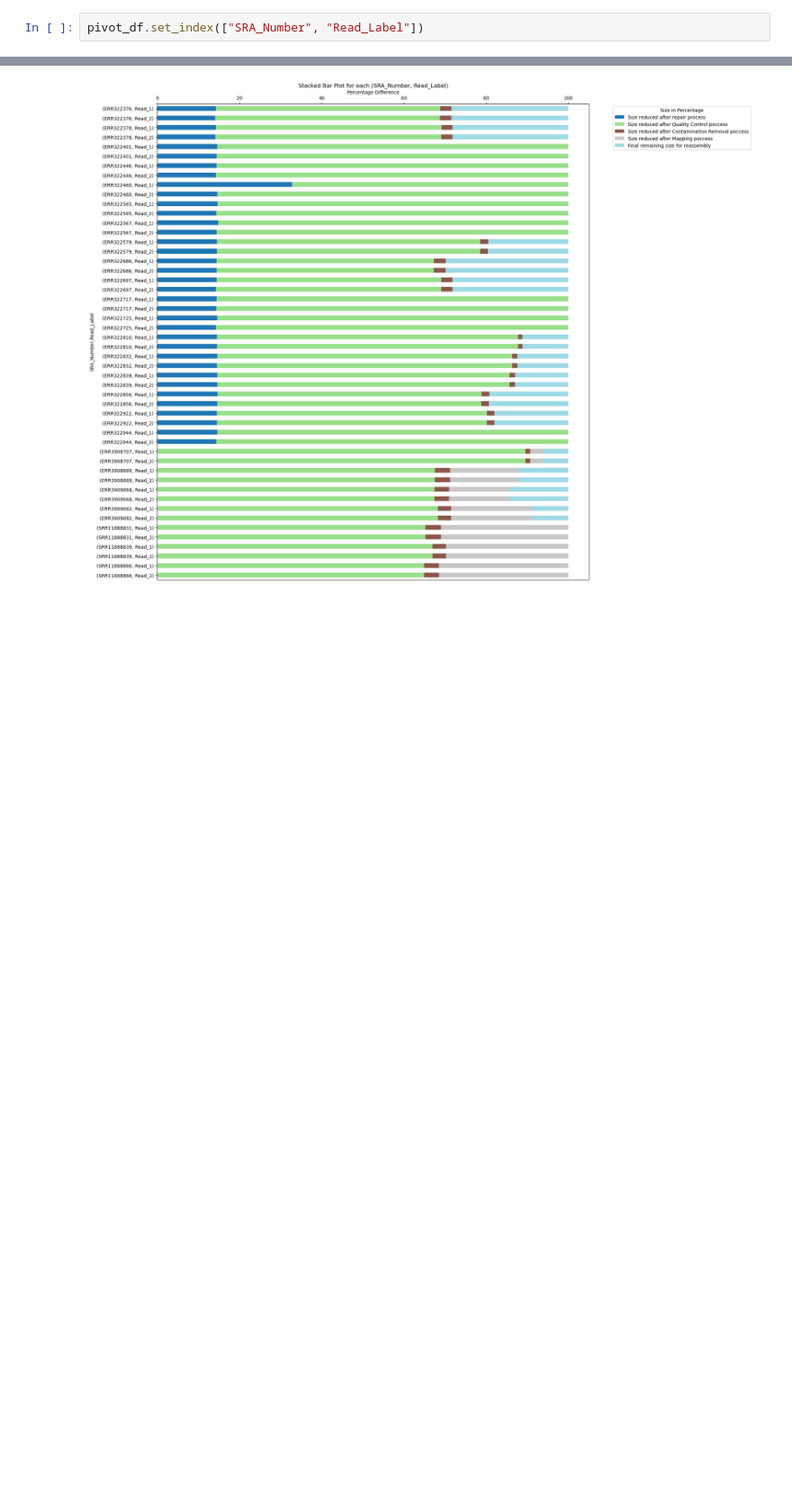
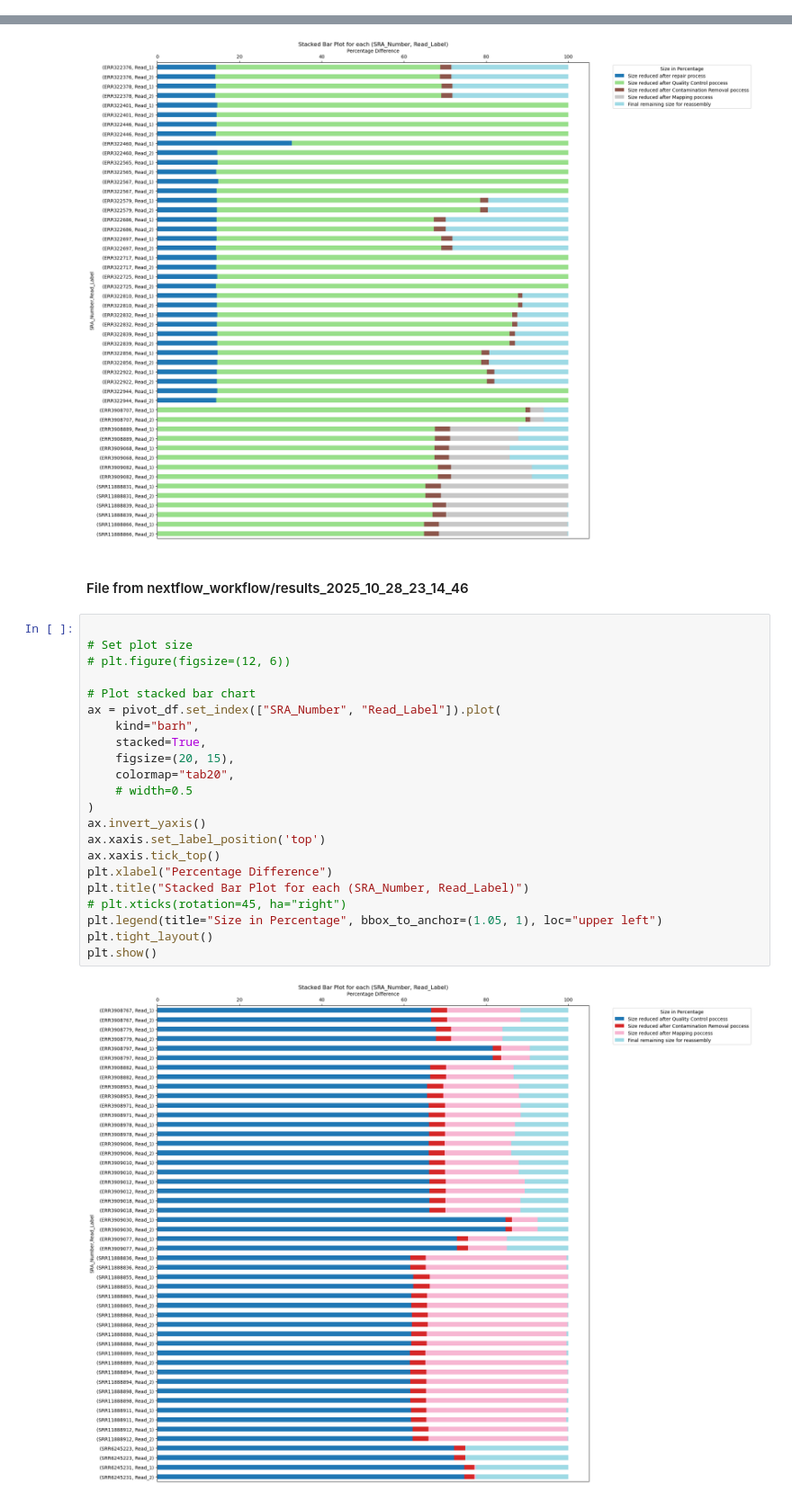
Before and after one commit to michaelgruenstaeudl/DataMining_HumanMitoGenomes, a Jupyter notebook: nextflow_workflow/CODE_nextflow_processes_analysis.ipynb, the cells around one changed output, grey strips where cells are left out. Shown at 90% size. Cells and saved outputs as stored; diff of their text form; blank space fills up the shorter version.

```diff
--- a/nextflow_workflow/CODE_nextflow_processes_analysis.ipynb
+++ b/nextflow_workflow/CODE_nextflow_processes_analysis.ipynb
@@ -133,2 +140,0 @@ pivot_df
-# %%
-pivot_df.set_index(["SRA_Number", "Read_Label"])
@@ -174,3 +163,29 @@ plt.tight_layout()
 plt.show()
 # %% [output]
 [figure]
+# %% [markdown]
+#### File from nextflow_workflow/results_2025_10_28_23_14_46
+# %%
+
+# Set plot size
+# plt.figure(figsize=(12, 6))
+
+# Plot stacked bar chart
+ax = pivot_df.set_index(["SRA_Number", "Read_Label"]).plot(
+    kind="barh",
+    stacked=True,
+    figsize=(20, 15),
+    colormap="tab20",
+    # width=0.5
+)
+ax.invert_yaxis()
+ax.xaxis.set_label_position('top')
+ax.xaxis.tick_top()
+plt.xlabel("Percentage Difference")
+plt.title("Stacked Bar Plot for each (SRA_Number, Read_Label)")
+# plt.xticks(rotation=45, ha="right")
+plt.legend(title="Size in Percentage", bbox_to_anchor=(1.05, 1), loc="upper left")
+plt.tight_layout()
+plt.show()
+# %% [output]
+[figure, added]
```
Also changed, not shown: parts of 14 cells of this notebook.
